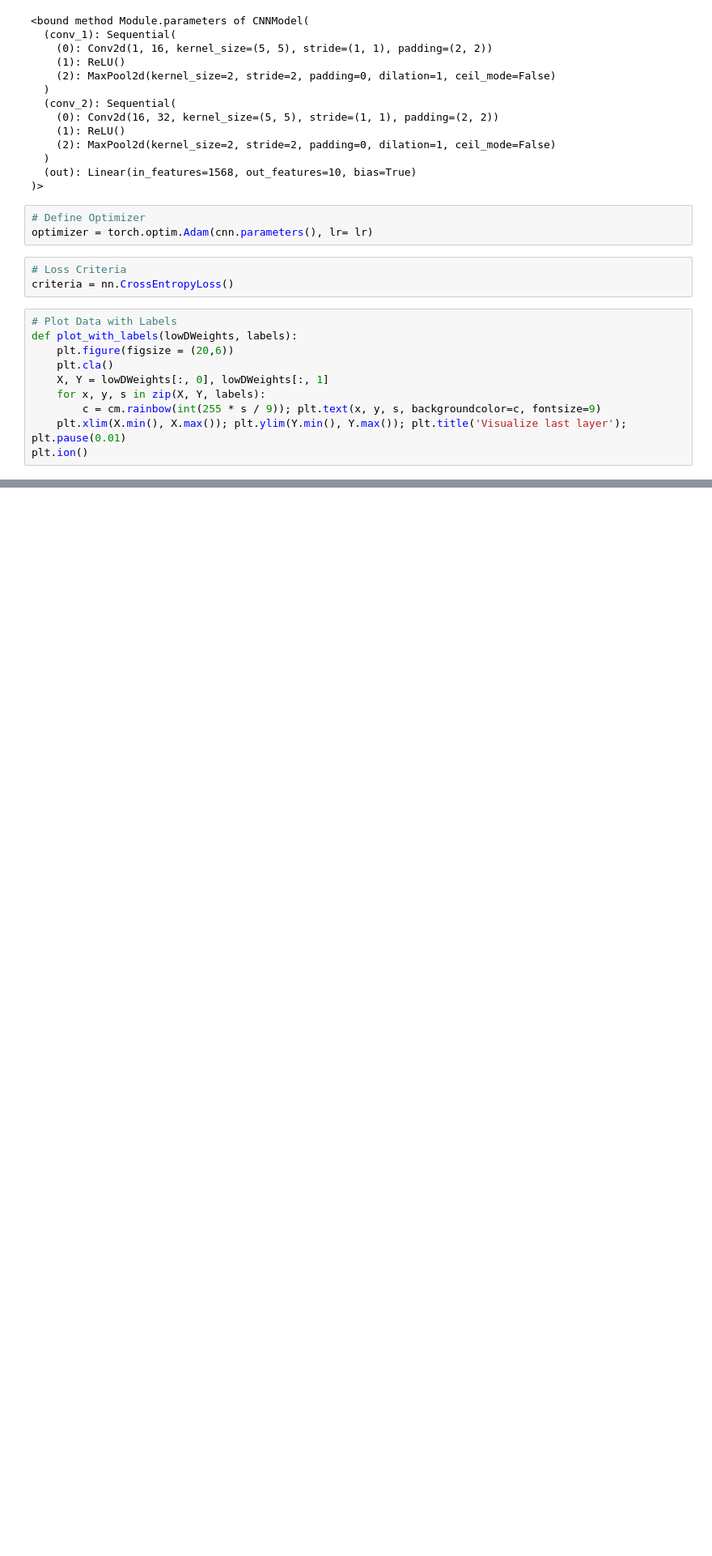
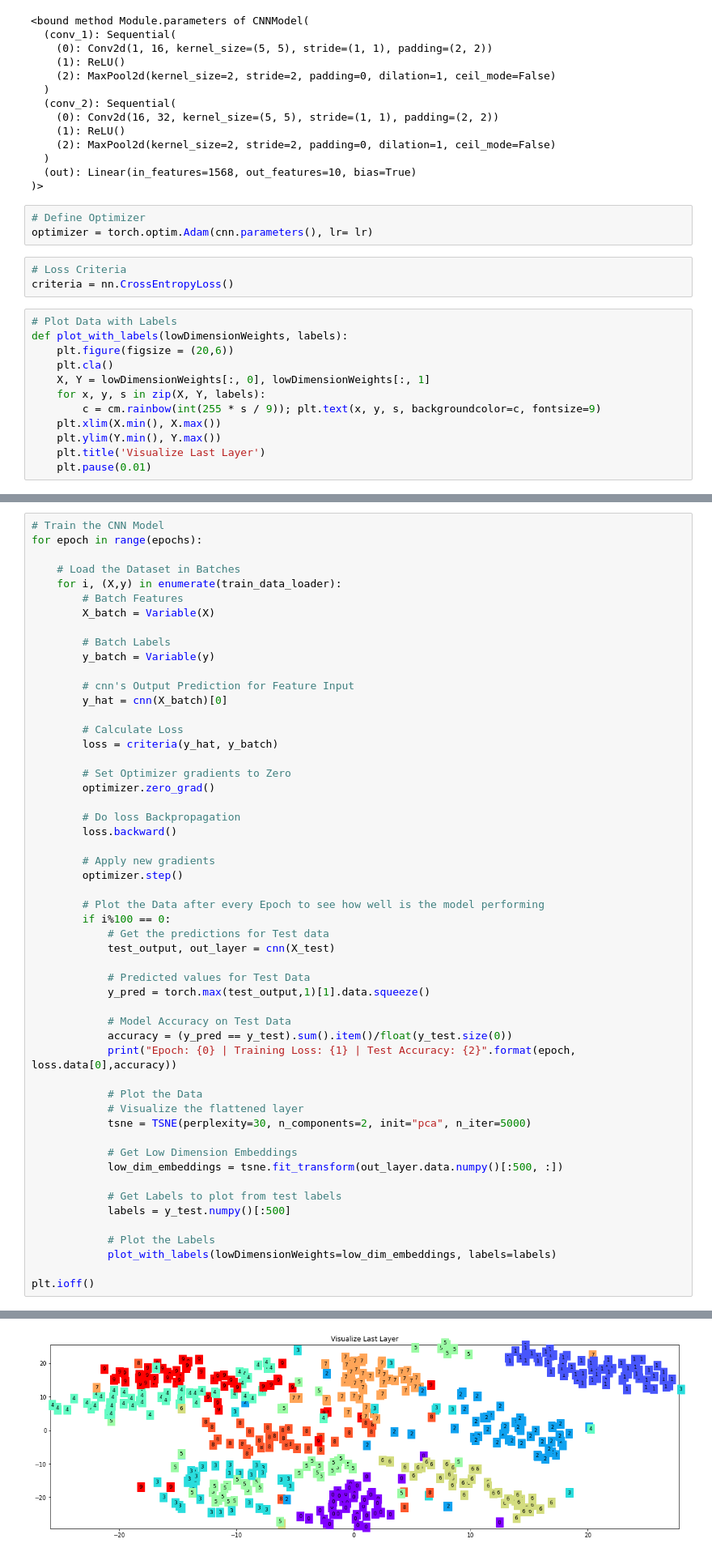
Before and after one commit to anujdutt9/PyTorch-DeepLearning, a Jupyter notebook: Convolutional-Neural-Networks.ipynb, the cells around one changed output, grey strips where cells are left out. Shown at 81% size. Cells and saved outputs as stored; diff of their text form; blank space fills up the shorter version.

Commit message:
PyTorch CNN Update

```diff
--- a/Convolutional-Neural-Networks.ipynb
+++ b/Convolutional-Neural-Networks.ipynb
@@ -168,12 +168,13 @@ optimizer = torch.optim.Adam(cnn.parameters(), lr= lr)
 criteria = nn.CrossEntropyLoss()
 # %%
 # Plot Data with Labels
-def plot_with_labels(lowDWeights, labels):
+def plot_with_labels(lowDimensionWeights, labels):
     plt.figure(figsize = (20,6))
     plt.cla()
-    X, Y = lowDWeights[:, 0], lowDWeights[:, 1]
+    X, Y = lowDimensionWeights[:, 0], lowDimensionWeights[:, 1]
     for x, y, s in zip(X, Y, labels):
         c = cm.rainbow(int(255 * s / 9)); plt.text(x, y, s, backgroundcolor=c, fontsize=9)
-    plt.xlim(X.min(), X.max()); plt.ylim(Y.min(), Y.max()); plt.title('Visualize last layer');
-plt.pause(0.01)
-plt.ion()
+    plt.xlim(X.min(), X.max())
+    plt.ylim(Y.min(), Y.max())
+    plt.title('Visualize Last Layer')
+    plt.pause(0.01)
@@ -179,0 +183,54 @@ plt.ion()
+# %%
+# Train the CNN Model
+for epoch in range(epochs):
+
+    # Load the Dataset in Batches
+    for i, (X,y) in enumerate(train_data_loader):
+        # Batch Features
+        X_batch = Variable(X)
+
+        # Batch Labels
+        y_batch = Variable(y)
+
+        # cnn's Output Prediction for Feature Input
+        y_hat = cnn(X_batch)[0]
+
+        # Calculate Loss
+        loss = criteria(y_hat, y_batch)
+
+        # Set Optimizer gradients to Zero
+        optimizer.zero_grad()
+
+        # Do loss Backpropagation
+        loss.backward()
+
+        # Apply new gradients
+        optimizer.step()
+
+        # Plot the Data after every Epoch to see how well is the model performing
+        if i%100 == 0:
+            # Get the predictions for Test data
+            test_output, out_layer = cnn(X_test)
+
+            # Predicted values for Test Data
+            y_pred = torch.max(test_output,1)[1].data.squeeze()
+
+            # Model Accuracy on Test Data
+            accuracy = (y_pred == y_test).sum().item()/float(y_test.size(0))
+            print("Epoch: {0} | Training Loss: {1} | Test Accuracy: {2}".format(epoch, loss.data[0],accuracy))
+
+            # Plot the Data
+            # Visualize the flattened layer
+            tsne = TSNE(perplexity=30, n_components=2, init="pca", n_iter=5000)
+
+            # Get Low Dimension Embeddings
+            low_dim_embeddings = tsne.fit_transform(out_layer.data.numpy()[:500, :])
+
+            # Get Labels to plot from test labels
+            labels = y_test.numpy()[:500]
+
+            # Plot the Labels
+            plot_with_labels(lowDimensionWeights=low_dim_embeddings, labels=labels)
+
+plt.ioff()
+# %% [output]
@@ -179,0 +238 @@ plt.ion()
+[figure, added]
```
Also changed, not shown: parts of 2 cells of this notebook.
